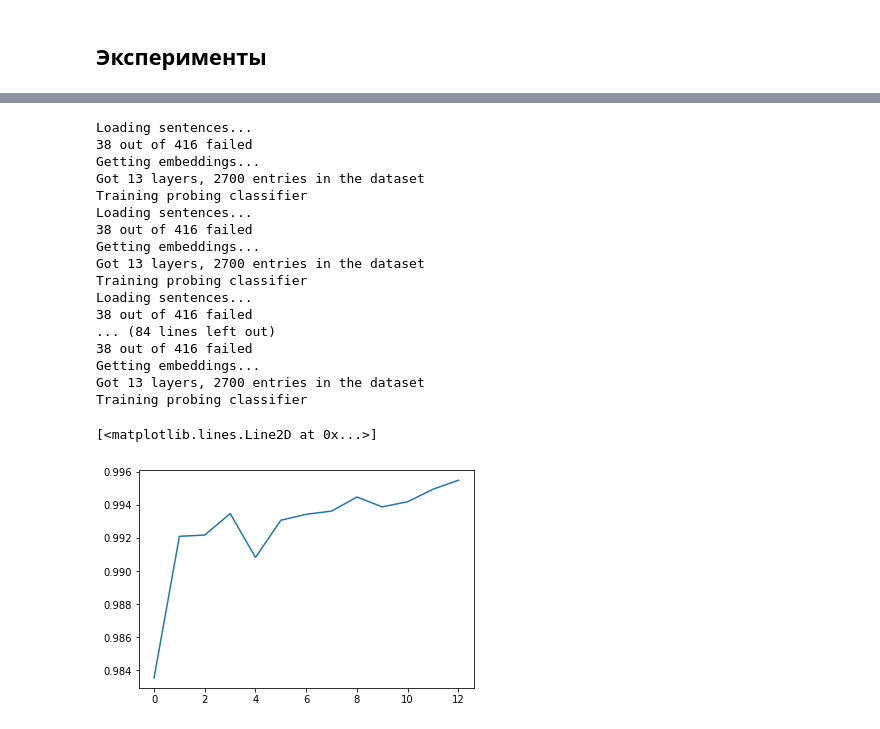
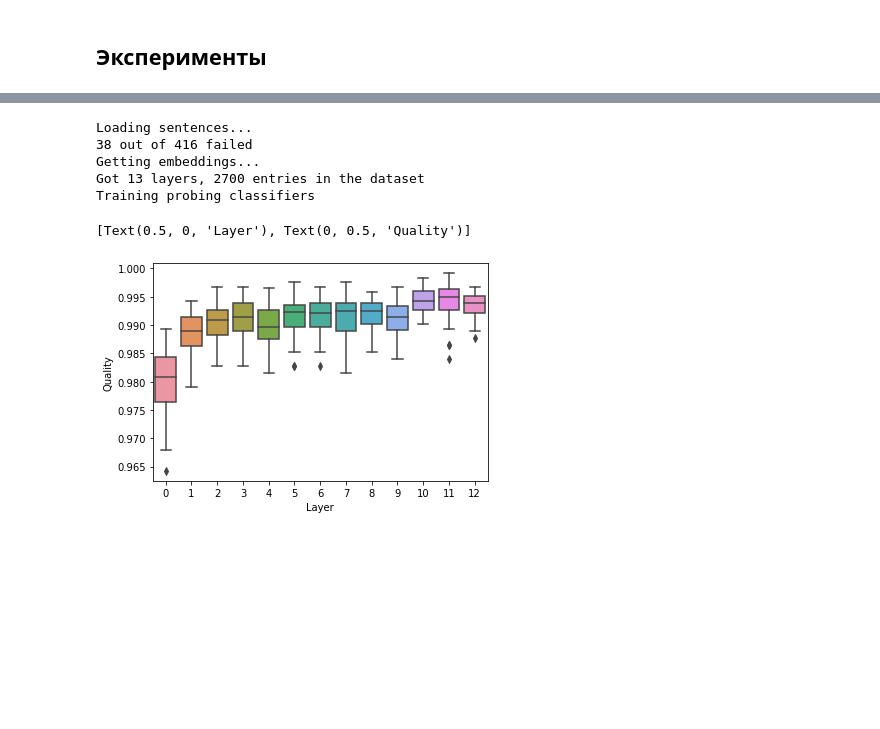
Before and after one commit to yulikdaniel/WordProbing, a Jupyter notebook: word_probing_bert.ipynb, the cells around one changed output, grey strips where cells are left out. Drawn from its saved outputs; the diff is of its cells as text; code cells hidden in the pictures; blank space fills up the shorter version.

Commit message:
Adding separate word experiments and pretty plots

```diff
--- a/word_probing_bert.ipynb
+++ b/word_probing_bert.ipynb
@@ -203,7 +206,7 @@ def get_data_from_word(feat, allowed_upos, target_feature, true_value):
         return int(feat["feats"][target_feature] == true_value)
     return None
 # %%
-def load_data(dataset_name, TokenMerger, features_extractor, verbose=False):
+def load_word_in_sentence_data(dataset_name, TokenMerger, features_extractor, verbose=False):
     with open(dataset_name, 'r') as f:
         dataset = conllu.parse(f.read())
 
@@ -228,6 +231,32 @@ def load_data(dataset_name, TokenMerger, features_extractor, verbose=False):
     print(failed, "out of", total, "failed")
     data = pd.DataFrame.from_dict({"text": samples[0], "word_ind": samples[1], "target": samples[2]})
     return data
+
+
+def load_separate_word_data(dataset_name, TokenMerger, features_extractor, verbose=False):
+    with open(dataset_name, 'r') as f:
+        dataset = conllu.parse(f.read())
+
+    samples = [[], []] # Gather data here, first list contains word indices, second contains labels
+    failed, total = 0, 0
+    for sentence in dataset:
+        total += 1
+        bert_tokens = tokenizer.tokenize(sentence.metadata["text"])
+        result = join_parsings(bert_tokens, sentence, TokenMerger, verbose=verbose)
+        if result is None:
+            failed += 1
+            continue
+        tokens, feats = result
+        word_inds, targets = features_extractor(feats)
+
+        for ind in range(len(word_inds)):
+            samples[0].append(tokens[word_inds[ind]])
+            samples[1].append(targets[ind])
+
+
+    print(failed, "out of", total, "failed")
+    data = pd.DataFrame.from_dict({"word": samples[0], "target": samples[1]})
+    return data
 # %% [markdown]
 ### Learning the probing classifier
 # %%
@@ -267,9 +296,9 @@ def train(
 from sklearn.model_selection import train_test_split
 
 
-def word_level_experiment(layers, TokenMerger, data_extractor):
+def word_in_sentence_experiment(layers, TokenMerger, data_extractor, runs=1):
     print("Loading sentences...")
-    french_gender = load_data("french_gender.conllu", TokenMerger, data_extractor)
+    french_gender = load_word_in_sentence_data("french_gender.conllu", TokenMerger, data_extractor)
     all_embs = []
     all_targets = []
     print("Getting embeddings...")
@@ -280,11 +309,13 @@ def word_level_experiment(layers, TokenMerger, data_extractor):
     X = np.concatenate(all_embs, axis=1)
     print("Got {} layers, {} entries in the dataset".format(X.shape[0], X.shape[1]))
 
-    print("Training probing classifier")
+    print("Training probing classifiers")
     res = []
     for layer in range(X.shape[0]):
-        X_tr, X_te, y_tr, y_te = train_test_split(X[layer], all_targets, train_size=0.7)
-        res.append(logreg(X_tr, y_tr, X_te, y_te))
+        res.append([])
+        for run_i in range(runs):
+            X_tr, X_te, y_tr, y_te = train_test_split(X[layer], all_targets, train_size=0.7)
+            res[-1].append(logreg(X_tr, y_tr, X_te, y_te))
 
     return res
 # %% [markdown]
@@ -302,28 +327,12 @@ Resulting f-measure and accuracy are: 0.9843621399176954, 0.9765721331689272
-# %%
-fmes = np.array([0.0 for x in range(13)])
-
-for x in range(20):
-    fmes += np.array([x[0] for x in word_level_experiment(list(range(13)), CamembertMergeTokens, parser)])
-fmes /= 20
-
-plt.plot(range(13), fmes)
-# %% [output]
-Loading sentences...
-38 out of 416 failed
-Getting embeddings...
-Got 13 layers, 2700 entries in the dataset
-Training probing classifier
-Loading sentences...
-38 out of 416 failed
-Getting embeddings...
-Got 13 layers, 2700 entries in the dataset
-Training probing classifier
-Loading sentences...
-38 out of 416 failed
-... (84 lines left out)
-38 out of 416 failed
-Getting embeddings...
-Got 13 layers, 2700 entries in the dataset
-Training probing classifier
-[<matplotlib.lines.Line2D at 0x...>]
-[figure, removed]
+# %%
+fmes = word_in_sentence_experiment(list(range(13)), CamembertMergeTokens, parser, runs=20)
+
+sns.boxplot(fmes).set(xlabel="Layer", ylabel="Quality")
+# %% [output]
+Loading sentences...
+38 out of 416 failed
+Getting embeddings...
+Got 13 layers, 2700 entries in the dataset
+Training probing classifiers
+[Text(0.5, 0, 'Layer'), Text(0, 0.5, 'Quality')]
+[figure, added]
```
Also changed, not shown: parts of 8 cells of this notebook.
